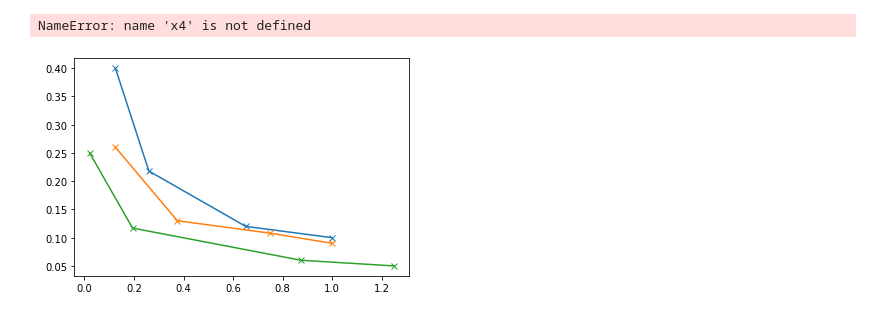
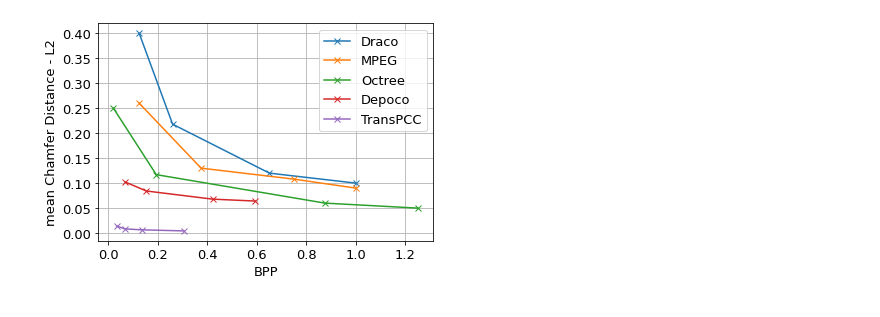
Before and after one commit to jokieleung/TransPCC, a Jupyter notebook: depoco/notebooks/visualize.ipynb, the cells around one changed output. Cells and saved outputs as stored; diff of their text form; code cells hidden in the pictures.

Commit message:
update figure visualization

```diff
--- a/depoco/notebooks/visualize.ipynb
+++ b/depoco/notebooks/visualize.ipynb
@@ -51,23 +48,39 @@ transPCC
 # %%
 x1= [0.125, 0.26, 0.651,1.00]
 y1= [0.4, 0.218, 0.12,0.1]
 
 x2= [0.125, 0.375, 0.75,1.00]
 y2= [0.26, 0.13, 0.108,0.09]
 
 x3= [0.021, 0.194, 0.875,1.25]
 y3= [0.25, 0.117, 0.06,0.05]
 
+x4 = [0.06818547164513165, 0.1535966292284371, 0.4216689442736249, 0.5945043184935671]
+y4 = [0.10234825112806853, 0.0842990571212384, 0.06794475077060602, 0.06410150742659004]
+
+x5 = [0.033956612175965135, 0.06791322435193027, 0.13582644870386054, 0.3056095095836862]
+y5 = [0.014169056619727803, 0.008367246014356454, 0.006540907374132545, 0.004359445637292279]
+
 l1=plt.plot(x1,y1, '-x',label='Draco')
 l2=plt.plot(x2,y2, '-x',label='MPEG')
 l3=plt.plot(x3,y3, '-x',label='Octree')
-l4=plt.plot(x4,y4, '-x',label='depoco')
-l5=plt.plot(x5,y5, '-x',label='transPCC')
+l4=plt.plot(x4,y4, '-x',label='Depoco')
+l5=plt.plot(x5,y5, '-x',label='TransPCC')
 
-plt.xlabel('bpp')
-plt.ylabel('chamfer_dist_abs')
-plt.legend()
+# # 设置刻度字体大小
+plt.xticks(fontsize=13)
+plt.yticks(fontsize=13)
+# # 设置坐标标签字体大小
+# ax.set_xlabel(..., fontsize=13)
+# ax.set_ylabel(..., fontsize=13)
+# # 设置图例字体大小
+# ax.legend(..., fontsize=13)
+
+plt.xlabel('BPP', fontsize=13)
+plt.ylabel('mean Chamfer Distance - L2', fontsize=13)
+plt.legend(fontsize=13)
+plt.grid()
+plt.savefig("chamf_abs.pdf")
 plt.show()
 # %% [output]
-NameError: name 'x4' is not defined
-[figure, old version]
+[figure, new version]
```
Also changed, not shown: parts of 3 cells of this notebook.
